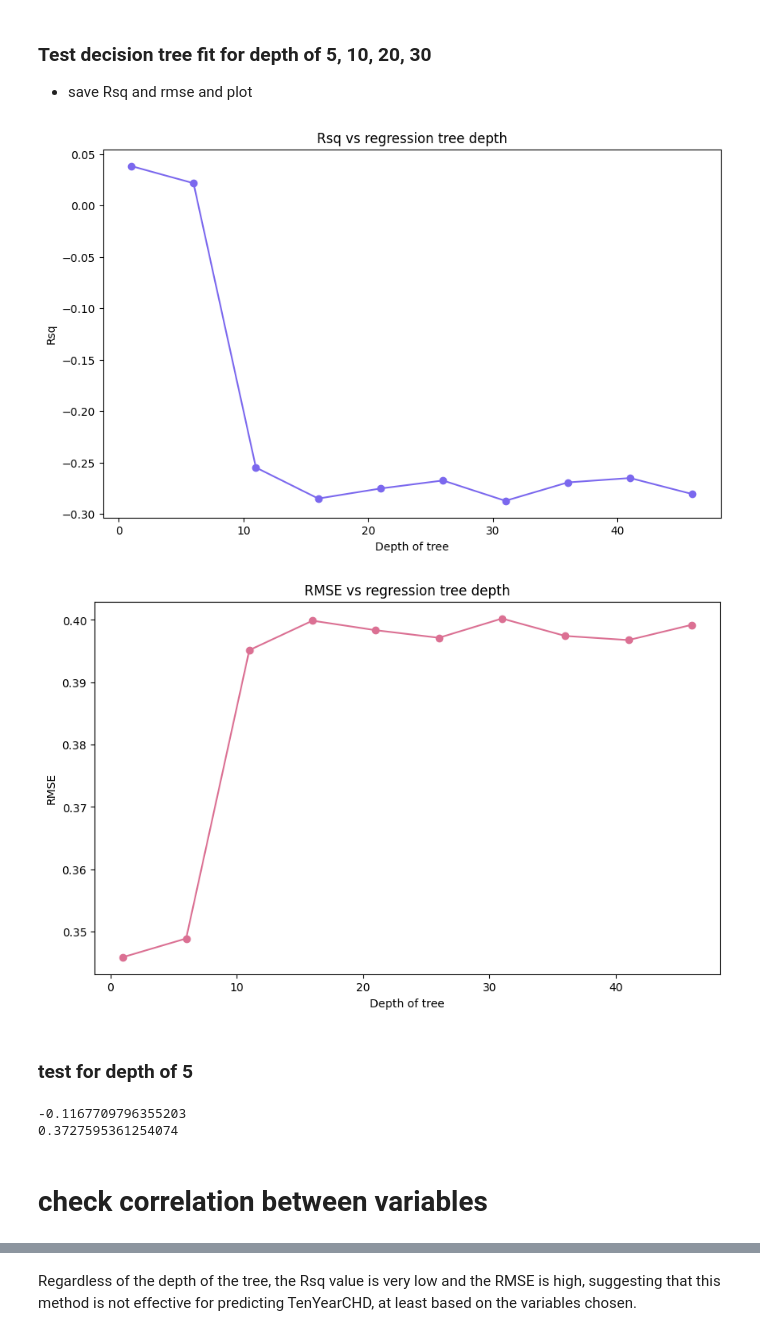
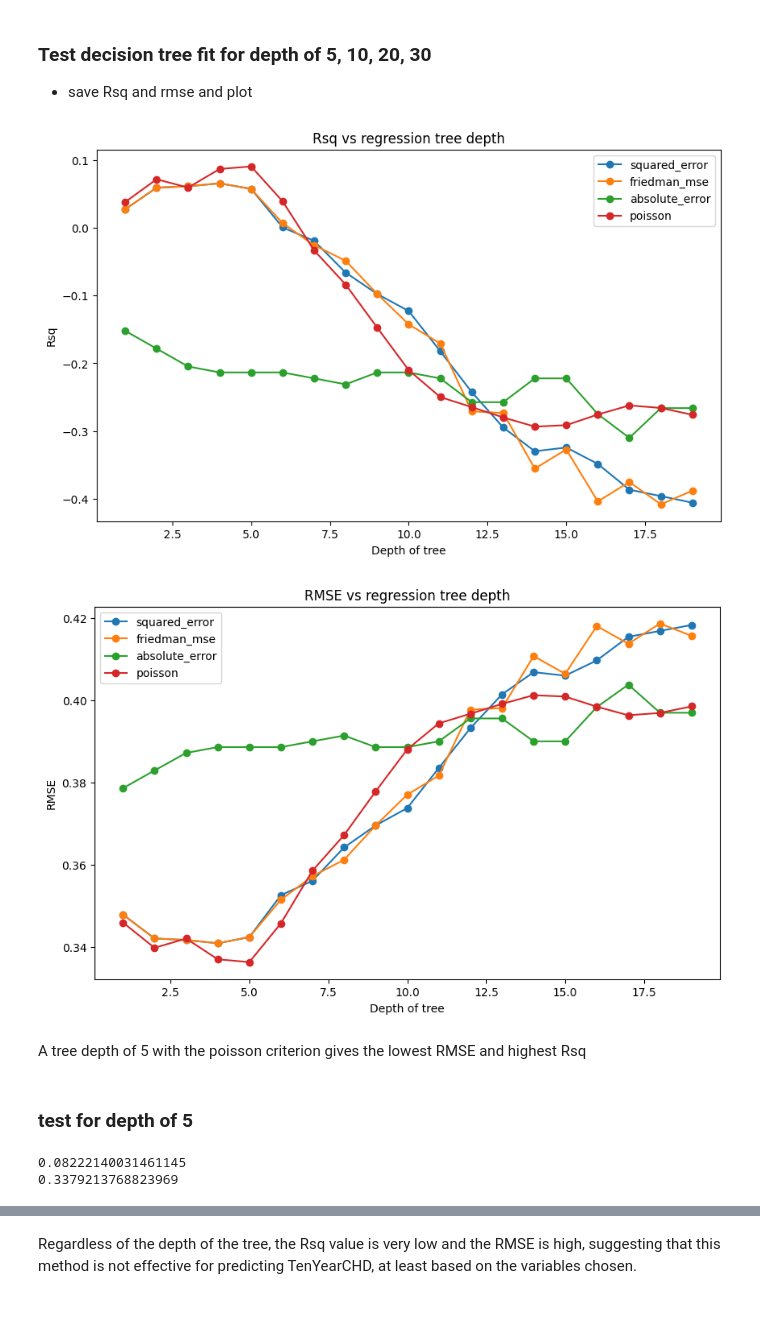
Before and after one commit to Catherine-Nguyen88/project_chd, a Jupyter notebook: chd_Isabella's_part.ipynb, the cells around one changed output, grey strips where cells are left out. Cells and saved outputs as stored; diff of their text form; code cells hidden in the pictures; blank space fills up the shorter version.

```diff
--- a/chd_Isabella's_part.ipynb
+++ b/chd_Isabella's_part.ipynb
@@ -127,41 +145,57 @@ X = train_final1.loc[:,vars]
 X_test = test_final1.loc[:,vars]
 y_test = test_final1['TenYearCHD']
 
-depths = np.arange(1,50,5)
-rsq = np.zeros(len(depths))
-RMSE = np.zeros(len(depths))
+depths = np.arange(1,20,1)
+rsq_results = {}
+RMSE_results = {}
 
-for i in range(0,len(depths)):
-  # fit decision tree with given depth
-  cart = DecisionTreeRegressor(max_depth=depths[i],criterion='poisson',min_samples_split=20)
-  cart = cart.fit(X,y) # fit the regression
-  var_names = cart.feature_names_in_
+criterions = ['squared_error', 'friedman_mse', 'absolute_error', 'poisson']
+for crit in criterions:
+  rsq = []
+  RMSE = []
+  for dep in depths:
+    # fit decision tree with given depth
+    cart = DecisionTreeRegressor(max_depth=dep,criterion=crit,min_samples_split=20)
+    cart = cart.fit(X,y) # fit the regression
+    var_names = cart.feature_names_in_
 
-  # make predictions on the test set
-  y_hat = cart.predict(X_test)
+    # make predictions on the test set
+    y_hat = cart.predict(X_test)
 
-  # residuals, rsq, rmse
-  e = y_test - y_hat
-  rsq[i] = 1-np.sum(e**2)/np.sum((y_test - np.mean(y))**2)
-  RMSE[i] = np.sqrt(np.mean(e**2))
+    # residuals, rsq, rmse
+    e = y_test - y_hat
+    rsq_val = 1-np.sum(e**2)/np.sum((y_test - np.mean(y))**2)
+    rsq.append(rsq_val)
+    rmse_val = np.sqrt(np.mean(e**2))
+    RMSE.append(rmse_val)
+
+  rsq_results[crit] = rsq
+  RMSE_results[crit] = RMSE
 # %%
 plt.figure(figsize=(10,6))
-plt.plot(depths,rsq,marker='o',color='mediumslateblue')
+for crit in criterions:
+  plt.plot(depths,rsq_results[crit],marker='o',label=crit)
 plt.title("Rsq vs regression tree depth")
+plt.legend()
 plt.xlabel("Depth of tree")
 plt.ylabel("Rsq")
 plt.show()
 # %% [output]
-[figure, old version]
+[figure, new version]
 # %%
 plt.figure(figsize=(10,6))
-plt.plot(depths,RMSE,marker='o',color='palevioletred')
+for crit in criterions:
+  plt.plot(depths,RMSE_results[crit],marker='o',label=crit)
+# plt.plot(depths,RMSE,marker='o',color='palevioletred')
 plt.title("RMSE vs regression tree depth")
+plt.legend()
 plt.xlabel("Depth of tree")
 plt.ylabel("RMSE")
 plt.show()
 # %% [output]
-[figure, old version]
+[figure, new version]
+# %% [markdown]
+A tree depth of 5 with the poisson criterion gives the lowest RMSE and highest Rsq
 # %% [markdown]
 ### test for depth of 5
 # %%
@@ -172,10 +206,6 @@ var_names = cart.feature_names_in_
 # make predictions on the test set
 y_hat = cart.predict(X_test)
 
-# maybe set y_hat below 0.5 to 0 and y_hat above 0.5 to 1
-y_hat[y_hat < 0.5] = 0
-y_hat[y_hat >= 0.5] = 1
-
 # residuals, rsq, rmse
 e = y_test - y_hat
 rsq = 1-np.sum(e**2)/np.sum((y_test - np.mean(y))**2)
@@ -184,7 +214,5 @@ RMSE = np.sqrt(np.mean(e**2))
 print(rsq)
 print(RMSE)
 # %% [output]
--0.1167709796355203
-0.3727595361254074
+0.08222140031461145
+0.3379213768823969
-# %% [markdown]
-# check correlation between variables
```
Also changed, not shown: parts of 25 cells of this notebook.
